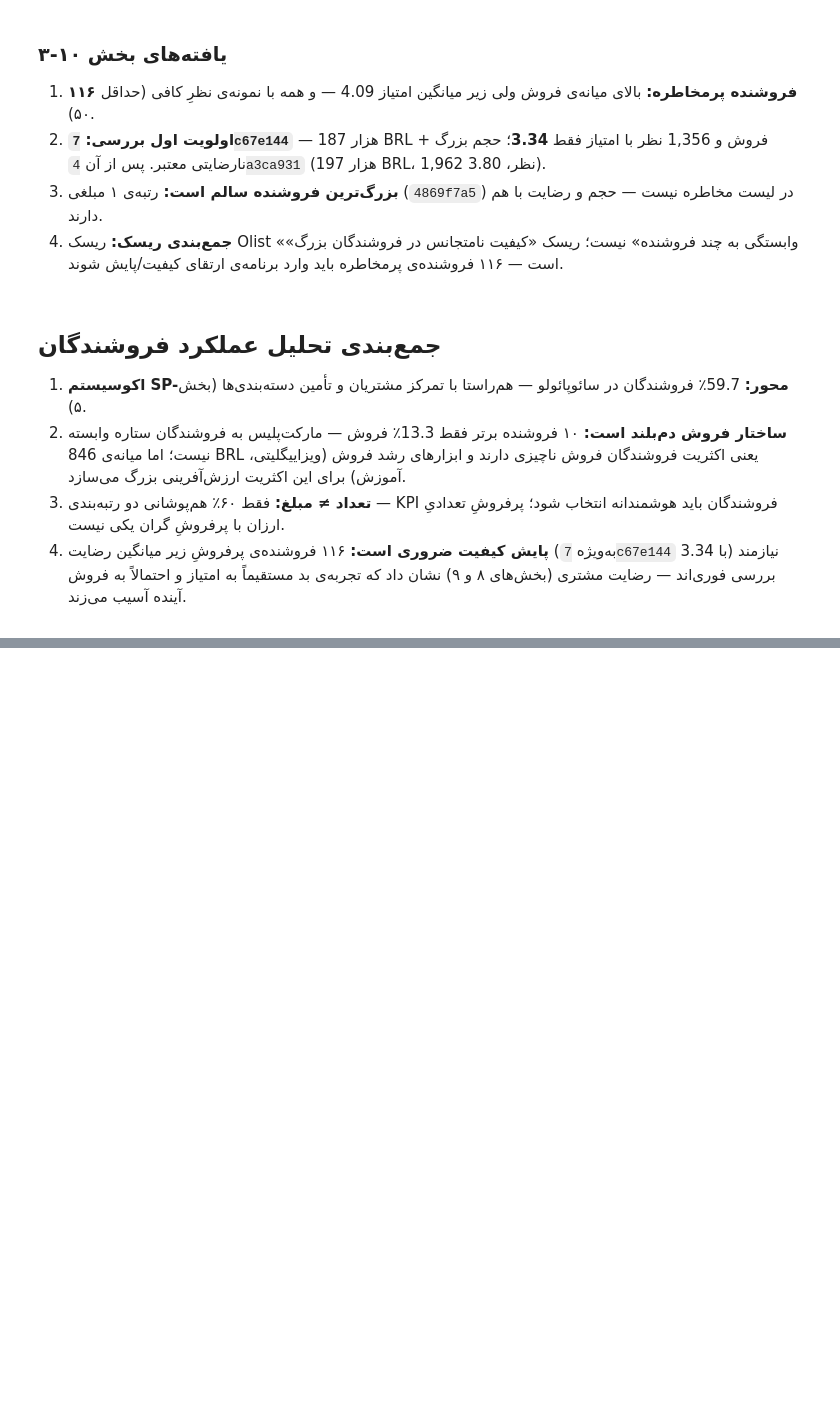
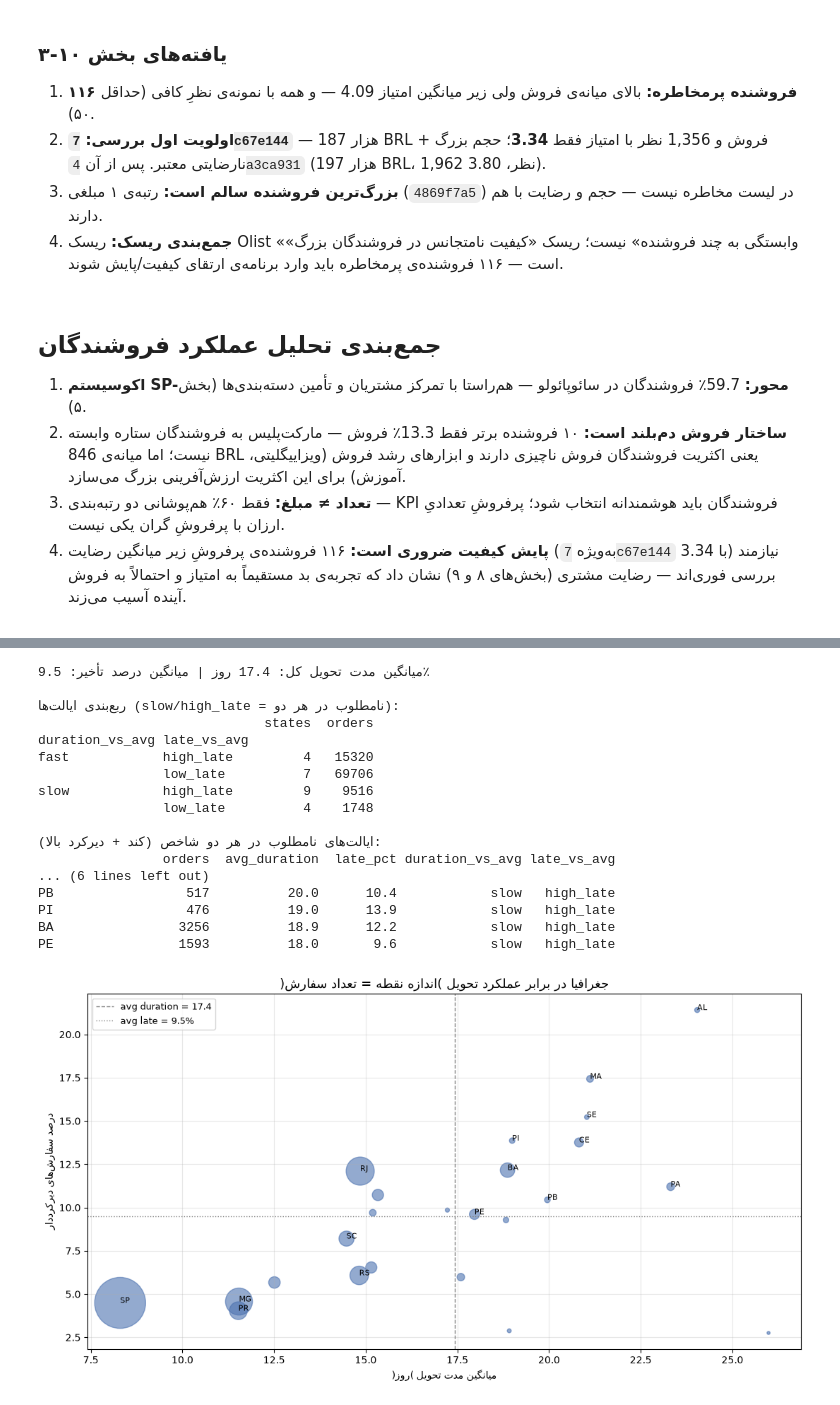
Before and after one commit to arashalidadi/olist-pro, a Jupyter notebook: olist_analysis.ipynb, the cells around one changed output, grey strips where cells are left out. Saved outputs shown, nothing was run; the diff lists cells and outputs as text; code cells hidden in the pictures; blank space fills up the shorter version.

```diff
--- a/olist_analysis.ipynb
+++ b/olist_analysis.ipynb
@@ -3362,0 +3529,63 @@ da8622b14eb17ae2831f4ac5b9dab84a        1548  159816.87     1545.0        4.07
+# %%
+st = (
+    orders[orders['order_status'] == 'delivered']
+    .merge(customers[['customer_id', 'customer_state']], on='customer_id', how='left')
+    .groupby('customer_state').agg(
+        orders=('order_id', 'size'),
+        avg_duration=('delivery_duration_days', 'mean'),
+        late_pct=('delay_days', lambda x: (x > 0).mean() * 100),
+    )
+)
+st = st[st['orders'] >= 100].copy()
+mean_dur = st['avg_duration'].mean()
+mean_late = st['late_pct'].mean()
+st['duration_vs_avg'] = np.where(st['avg_duration'] > mean_dur, 'slow', 'fast')
+st['late_vs_avg'] = np.where(st['late_pct'] > mean_late, 'high_late', 'low_late')
+
+quad = st.groupby(['duration_vs_avg', 'late_vs_avg']).agg(
+    states=('orders', 'size'),
+    orders=('orders', 'sum'),
+)
+print(f'میانگین مدت تحویل کل: {mean_dur:.1f} روز | میانگین درصد تأخیر: {mean_late:.1f}٪')
+print()
+print('ربع‌بندی ایالت‌ها (slow/high_late = نامطلوب در هر دو):')
+print(quad.to_string())
+print()
+worst = st[(st['avg_duration'] > mean_dur) & (st['late_pct'] > mean_late)].sort_values(
+    'avg_duration', ascending=False)
+print('ایالت‌های نامطلوب در هر دو شاخص (کند + دیرکرد بالا):')
+print(worst.round(1).to_string())
+
+fig, ax = plt.subplots(figsize=(11, 6))
+ax.scatter(st['avg_duration'], st['late_pct'], s=st['orders'] / 15, alpha=0.6, color='#4c72b0')
+ax.axvline(mean_dur, color='gray', ls='--', lw=1, label=f'avg duration = {mean_dur:.1f}')
+ax.axhline(mean_late, color='gray', ls=':', lw=1, label=f'avg late = {mean_late:.1f}%')
+for name, row in st.iterrows():
+    if name in worst.index or row['orders'] > 3000:
+        ax.annotate(name, (row['avg_duration'], row['late_pct']), fontsize=8)
+ax.set_title(fa('جغرافیا در برابر عملکرد تحویل (اندازه نقطه = تعداد سفارش)'), fontsize=13)
+ax.set_xlabel(fa('میانگین مدت تحویل (روز)'))
+ax.set_ylabel(fa('درصد سفارش‌های دیرکرددار'))
+ax.legend(fontsize=9)
+ax.grid(alpha=0.3)
+fig.tight_layout()
+plt.show()
+# %% [output]
+میانگین مدت تحویل کل: 17.4 روز | میانگین درصد تأخیر: 9.5٪
+
+ربع‌بندی ایالت‌ها (slow/high_late = نامطلوب در هر دو):
+                             states  orders
+duration_vs_avg late_vs_avg
+fast            high_late         4   15320
+                low_late          7   69706
+slow            high_late         9    9516
+                low_late          4    1748
+
+ایالت‌های نامطلوب در هر دو شاخص (کند + دیرکرد بالا):
+                orders  avg_duration  late_pct duration_vs_avg late_vs_avg
+... (6 lines left out)
+PB                 517          20.0      10.4            slow   high_late
+PI                 476          19.0      13.9            slow   high_late
+BA                3256          18.9      12.2            slow   high_late
+PE                1593          18.0       9.6            slow   high_late
+[figure, added]
```
Also changed, not shown: parts of 10 cells of this notebook, 1 other file.
